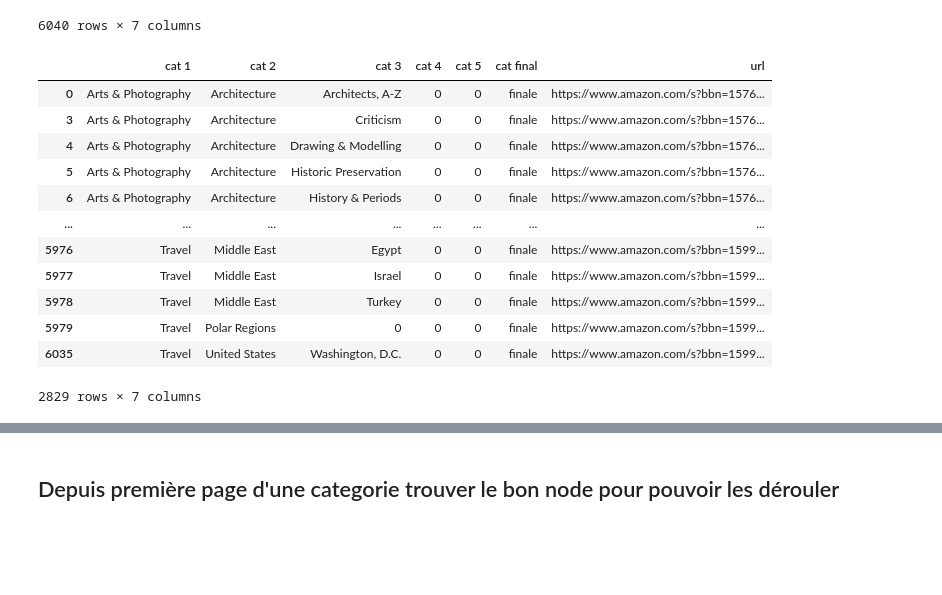
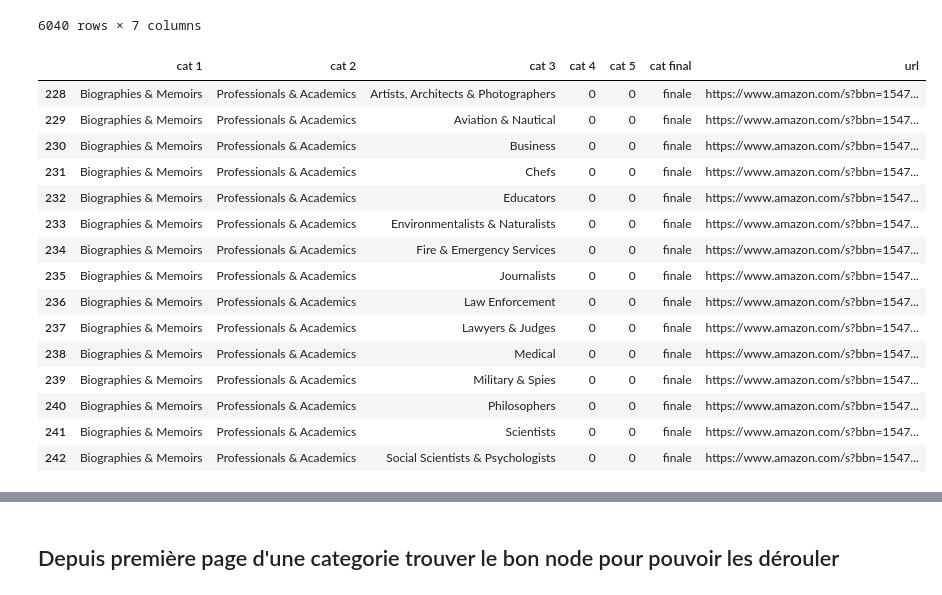
Before and after one commit to thomasgassin/kindle-scrapper, a Jupyter notebook: notebooks/NoteBook.ipynb, the cells around one changed output, grey strips where cells are left out. Cells and saved outputs as stored; diff of their text form; code cells hidden in the pictures; blank space fills up the shorter version.

```diff
--- a/notebooks/NoteBook.ipynb
+++ b/notebooks/NoteBook.ipynb
@@ -566,20 +566,3 @@ dataframe4
 | 6038 | Travel | United States | 0 Architects, A-Z\n1 Build... | Wyoming | 0 | 0 | https://www.amazon.com/s?bbn=1600... |
 | 6039 | Travel | United States | Washington, D.C. | 0 | 0 | finale | https://www.amazon.com/s?bbn=1599... |
 6040 rows × 7 columns
-# %%
-dataframe_cat4  = pd.read_csv('categories_cat4.csv', index_col = 0)
-dataframe_cat4.loc[dataframe_cat4['cat final'] == 'finale']
-# %% [output]
-|  | cat 1 | cat 2 | cat 3 | cat 4 | cat 5 | cat final | url |
-| 0 | Arts & Photography | Architecture | Architects, A-Z | 0 | 0 | finale | https://www.amazon.com/s?bbn=1576... |
-| 3 | Arts & Photography | Architecture | Criticism | 0 | 0 | finale | https://www.amazon.com/s?bbn=1576... |
-| 4 | Arts & Photography | Architecture | Drawing & Modelling | 0 | 0 | finale | https://www.amazon.com/s?bbn=1576... |
-| 5 | Arts & Photography | Architecture | Historic Preservation | 0 | 0 | finale | https://www.amazon.com/s?bbn=1576... |
-| 6 | Arts & Photography | Architecture | History & Periods | 0 | 0 | finale | https://www.amazon.com/s?bbn=1576... |
-| ... | ... | ... | ... | ... | ... | ... | ... |
-| 5976 | Travel | Middle East | Egypt | 0 | 0 | finale | https://www.amazon.com/s?bbn=1599... |
-| 5977 | Travel | Middle East | Israel | 0 | 0 | finale | https://www.amazon.com/s?bbn=1599... |
-| 5978 | Travel | Middle East | Turkey | 0 | 0 | finale | https://www.amazon.com/s?bbn=1599... |
-| 5979 | Travel | Polar Regions | 0 | 0 | 0 | finale | https://www.amazon.com/s?bbn=1599... |
-| 6035 | Travel | United States | Washington, D.C. | 0 | 0 | finale | https://www.amazon.com/s?bbn=1599... |
-2829 rows × 7 columns
@@ -585,0 +571,21 @@ dataframe_cat4.loc[dataframe_cat4['cat final'] == 'finale']
+# %%
+result = dataframe_cat4.loc[dataframe_cat4["cat 2"] == "Professionals & Academics"]
+# %%
+result
+# %% [output]
+|  | cat 1 | cat 2 | cat 3 | cat 4 | cat 5 | cat final | url |
+| 228 | Biographies & Memoirs | Professionals & Academics | Artists, Architects & Photographers | 0 | 0 | finale | https://www.amazon.com/s?bbn=1547... |
+| 229 | Biographies & Memoirs | Professionals & Academics | Aviation & Nautical | 0 | 0 | finale | https://www.amazon.com/s?bbn=1547... |
+| 230 | Biographies & Memoirs | Professionals & Academics | Business | 0 | 0 | finale | https://www.amazon.com/s?bbn=1547... |
+| 231 | Biographies & Memoirs | Professionals & Academics | Chefs | 0 | 0 | finale | https://www.amazon.com/s?bbn=1547... |
+| 232 | Biographies & Memoirs | Professionals & Academics | Educators | 0 | 0 | finale | https://www.amazon.com/s?bbn=1547... |
+| 233 | Biographies & Memoirs | Professionals & Academics | Environmentalists & Naturalists | 0 | 0 | finale | https://www.amazon.com/s?bbn=1547... |
+| 234 | Biographies & Memoirs | Professionals & Academics | Fire & Emergency Services | 0 | 0 | finale | https://www.amazon.com/s?bbn=1547... |
+| 235 | Biographies & Memoirs | Professionals & Academics | Journalists | 0 | 0 | finale | https://www.amazon.com/s?bbn=1547... |
+| 236 | Biographies & Memoirs | Professionals & Academics | Law Enforcement | 0 | 0 | finale | https://www.amazon.com/s?bbn=1547... |
+| 237 | Biographies & Memoirs | Professionals & Academics | Lawyers & Judges | 0 | 0 | finale | https://www.amazon.com/s?bbn=1547... |
+| 238 | Biographies & Memoirs | Professionals & Academics | Medical | 0 | 0 | finale | https://www.amazon.com/s?bbn=1547... |
+| 239 | Biographies & Memoirs | Professionals & Academics | Military & Spies | 0 | 0 | finale | https://www.amazon.com/s?bbn=1547... |
+| 240 | Biographies & Memoirs | Professionals & Academics | Philosophers | 0 | 0 | finale | https://www.amazon.com/s?bbn=1547... |
+| 241 | Biographies & Memoirs | Professionals & Academics | Scientists | 0 | 0 | finale | https://www.amazon.com/s?bbn=1547... |
+| 242 | Biographies & Memoirs | Professionals & Academics | Social Scientists & Psychologists | 0 | 0 | finale | https://www.amazon.com/s?bbn=1547... |
```
Also changed, not shown: parts of 5 cells of this notebook.
